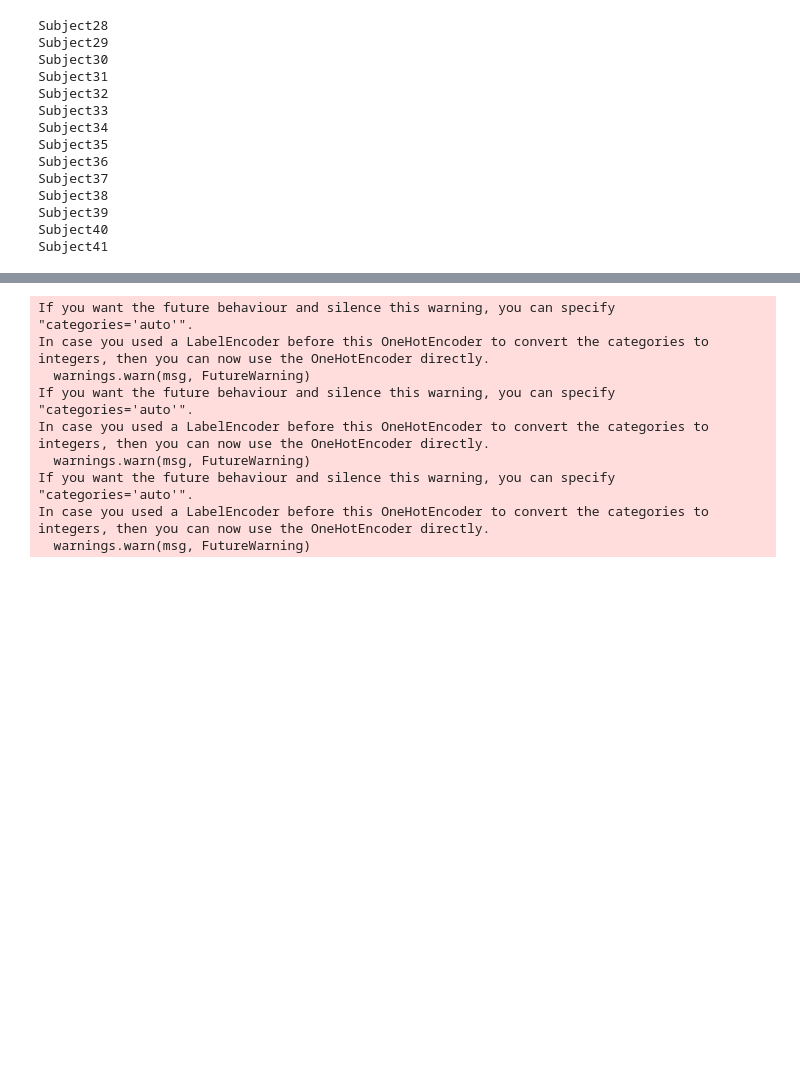
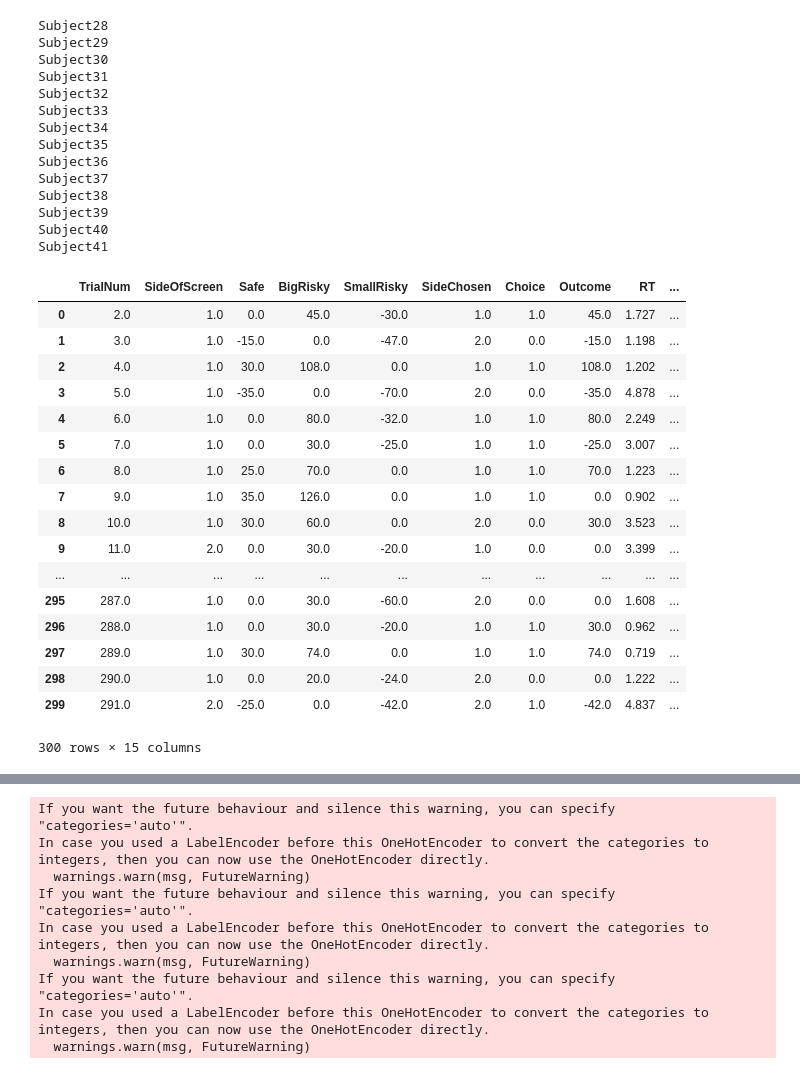
Before and after one commit to ritwik7/RNN_Economist, a Jupyter notebook: Func_RNN_ProspectTheory_CheatCodes.ipynb, the cells around one changed output, grey strips where cells are left out. Saved outputs shown, nothing was run; the diff lists cells and outputs as text; code cells hidden in the pictures; blank space fills up the shorter version.

```diff
--- a/Func_RNN_ProspectTheory_CheatCodes.ipynb
+++ b/Func_RNN_ProspectTheory_CheatCodes.ipynb
@@ -644,6 +657,27 @@ Subject38
 Subject39
 Subject40
 Subject41
+# %%
+train_data_df
+# %% [output]
+|  | TrialNum | SideOfScreen | Safe | BigRisky | SmallRisky | SideChosen | Choice | Outcome | RT | ... |
+| 0 | 2.0 | 1.0 | 0.0 | 45.0 | -30.0 | 1.0 | 1.0 | 45.0 | 1.727 | ... |
+| 1 | 3.0 | 1.0 | -15.0 | 0.0 | -47.0 | 2.0 | 0.0 | -15.0 | 1.198 | ... |
+| 2 | 4.0 | 1.0 | 30.0 | 108.0 | 0.0 | 1.0 | 1.0 | 108.0 | 1.202 | ... |
+| 3 | 5.0 | 1.0 | -35.0 | 0.0 | -70.0 | 2.0 | 0.0 | -35.0 | 4.878 | ... |
+| 4 | 6.0 | 1.0 | 0.0 | 80.0 | -32.0 | 1.0 | 1.0 | 80.0 | 2.249 | ... |
+| 5 | 7.0 | 1.0 | 0.0 | 30.0 | -25.0 | 1.0 | 1.0 | -25.0 | 3.007 | ... |
+| 6 | 8.0 | 1.0 | 25.0 | 70.0 | 0.0 | 1.0 | 1.0 | 70.0 | 1.223 | ... |
+| 7 | 9.0 | 1.0 | 35.0 | 126.0 | 0.0 | 1.0 | 1.0 | 0.0 | 0.902 | ... |
+| 8 | 10.0 | 1.0 | 30.0 | 60.0 | 0.0 | 2.0 | 0.0 | 30.0 | 3.523 | ... |
+| 9 | 11.0 | 2.0 | 0.0 | 30.0 | -20.0 | 1.0 | 0.0 | 0.0 | 3.399 | ... |
+| ... | ... | ... | ... | ... | ... | ... | ... | ... | ... | ... |
+| 295 | 287.0 | 1.0 | 0.0 | 30.0 | -60.0 | 2.0 | 0.0 | 0.0 | 1.608 | ... |
+| 296 | 288.0 | 1.0 | 0.0 | 30.0 | -20.0 | 1.0 | 1.0 | 30.0 | 0.962 | ... |
+| 297 | 289.0 | 1.0 | 30.0 | 74.0 | 0.0 | 1.0 | 1.0 | 74.0 | 0.719 | ... |
+| 298 | 290.0 | 1.0 | 0.0 | 20.0 | -24.0 | 2.0 | 0.0 | 0.0 | 1.222 | ... |
+| 299 | 291.0 | 2.0 | -25.0 | 0.0 | -42.0 | 2.0 | 1.0 | -42.0 | 4.837 | ... |
+300 rows × 15 columns
 # %%
 # file_path = "/Users/ritwik7/Dropbox (Personal)/Postdoc_UCL/DATA/rlab_incomplete_rewardSWB_code/by_RN/ActualDataFitting/Pretraining/vcheck/"
 # os.mkdir(file_path)
```
Also changed, not shown: parts of 22 cells of this notebook, 7 other files.
